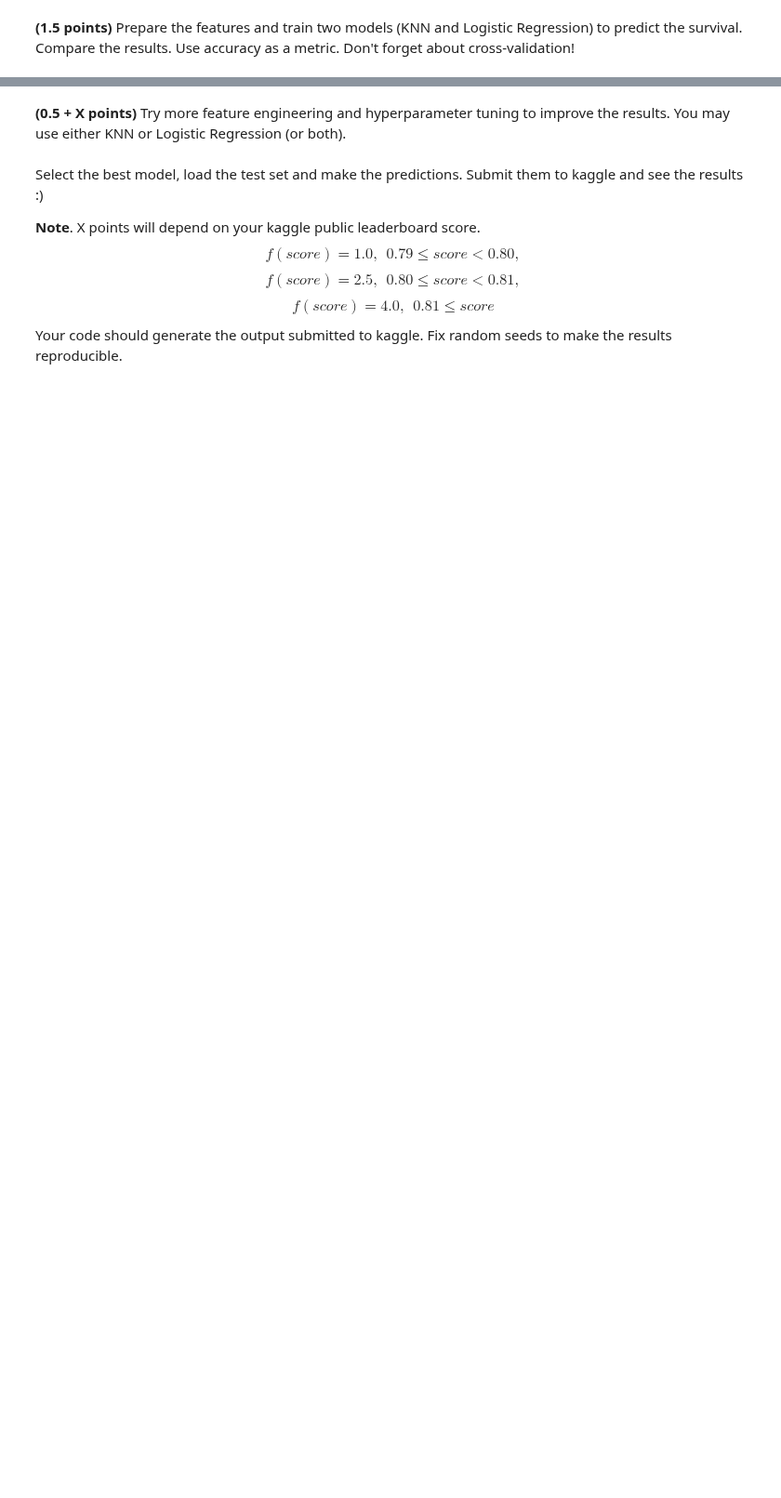
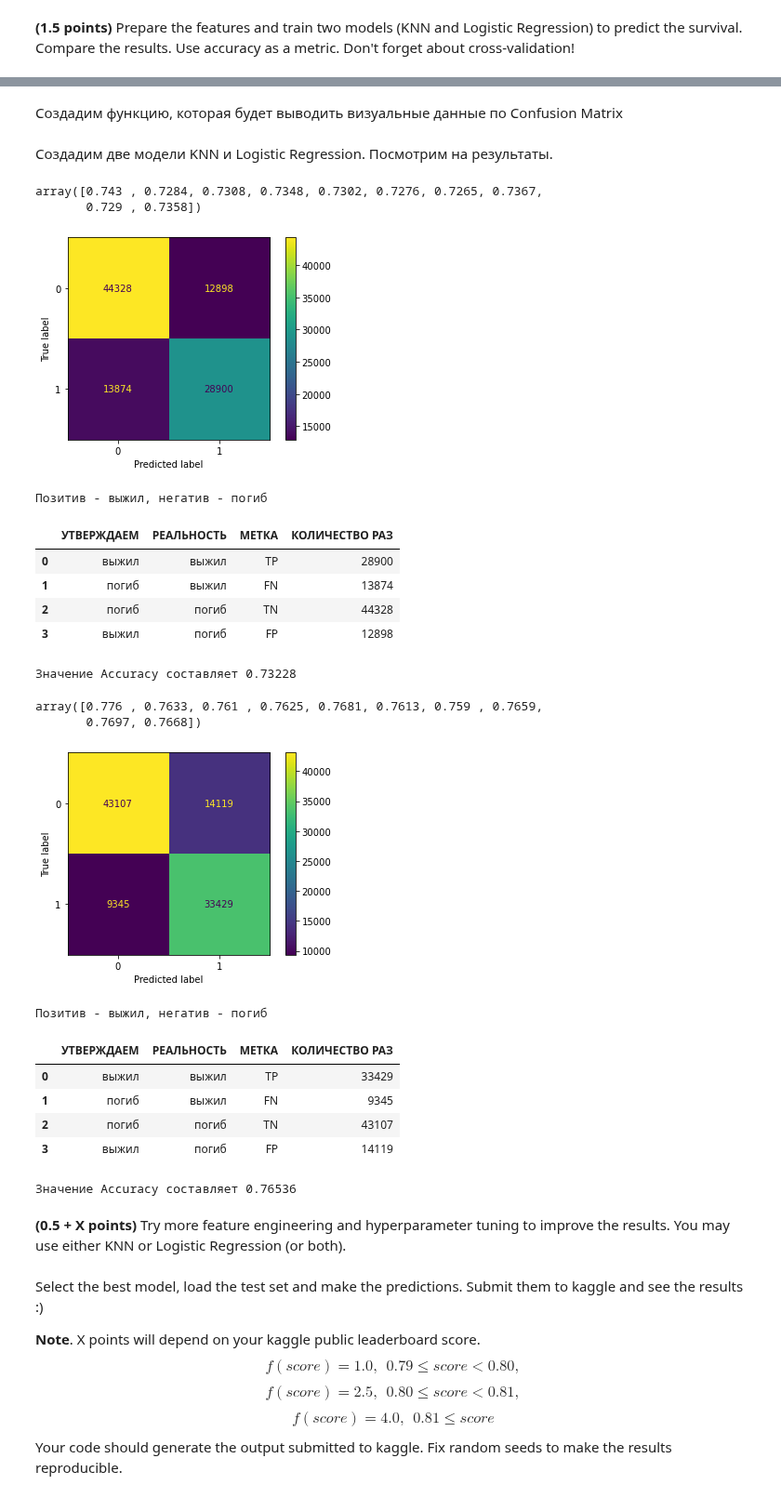
Before and after one commit to githubjeka/ml-intro, a Jupyter notebook: hw_classification.ipynb, the cells around one changed output, grey strips where cells are left out. Shown at 93% size. Cells and saved outputs as stored; diff of their text form; code cells hidden in the pictures; blank space fills up the shorter version.

```diff
--- a/hw_classification.ipynb
+++ b/hw_classification.ipynb
@@ -850,0 +844,2 @@ results
+# %%
+X, Y = prep_data(data)
@@ -851,3 +867,69 @@ results
+# %%
+def describe_conf_matrix_results(confusion_matrix_results):
+    tn, fp, fn, tp = confusion_matrix_results.ravel()
+    print('Позитив - выжил, негатив - погиб')
+    display(pd.DataFrame((
+        ('выжил', 'выжил', 'TP', tp),
+        ('погиб', 'выжил', 'FN', fn),
+        ('погиб', 'погиб', 'TN', tn),
+        ('выжил', 'погиб', 'FP', fp),
+    ), columns=['УТВЕРЖДАЕМ', 'РЕАЛЬНОСТЬ', 'МЕТКА', 'КОЛИЧЕСТВО РАЗ']))
+    print('Значение Accuracy составляет', (tp + tn) / (tp + tn + fp + fn))
+# %% [markdown]
+Создадим функцию, которая будет выводить визуальные данные по Confusion Matrix
+# %%
+def confusion_matrix_display(confusion_matrix_results):
+    disp = ConfusionMatrixDisplay(confusion_matrix=confusion_matrix_results)
+    disp.plot()
+    plt.show()
+# %% [markdown]
+Создадим две модели KNN и Logistic Regression. Посмотрим на результаты.
+# %%
+Input_norm = [
+    ('standardScaler', StandardScaler()),
+    ('knn', KNeighborsClassifier())]
+pipeKnn = Pipeline(Input_norm)
+
+Input_norm = [
+    ('standardScaler', StandardScaler()),
+    ('logreg', LogisticRegression())]
+pipeLogreg = Pipeline(Input_norm)
+
+kfold = KFold(n_splits=10, random_state=77, shuffle=True)
+
+pipes = [
+    pipeKnn,
+    pipeLogreg,
+]
+
+for pipe in pipes:
+    scores = cross_val_score(pipe, X, Y, cv=kfold)
+    display(scores)
+    y_pred = cross_val_predict(pipe, X, Y, cv=kfold)
+    conf_mat = confusion_matrix(Y, y_pred)
+    confusion_matrix_display(conf_mat)
+    describe_conf_matrix_results(conf_mat)
+# %% [output]
+array([0.743 , 0.7284, 0.7308, 0.7348, 0.7302, 0.7276, 0.7265, 0.7367,
+       0.729 , 0.7358])
+[figure, added]
+Позитив - выжил, негатив - погиб
+|  | УТВЕРЖДАЕМ | РЕАЛЬНОСТЬ | МЕТКА | КОЛИЧЕСТВО РАЗ |
+| 0 | выжил | выжил | TP | 28900 |
+| 1 | погиб | выжил | FN | 13874 |
+| 2 | погиб | погиб | TN | 44328 |
+| 3 | выжил | погиб | FP | 12898 |
+Значение Accuracy составляет 0.73228
+array([0.776 , 0.7633, 0.761 , 0.7625, 0.7681, 0.7613, 0.759 , 0.7659,
+       0.7697, 0.7668])
+[figure, added]
+Позитив - выжил, негатив - погиб
+|  | УТВЕРЖДАЕМ | РЕАЛЬНОСТЬ | МЕТКА | КОЛИЧЕСТВО РАЗ |
+| 0 | выжил | выжил | TP | 33429 |
+| 1 | погиб | выжил | FN | 9345 |
+| 2 | погиб | погиб | TN | 43107 |
+| 3 | выжил | погиб | FP | 14119 |
+Значение Accuracy составляет 0.76536
 # %% [markdown]
 **(0.5 + X points)** Try more feature engineering and hyperparameter tuning to improve the results. You may use either KNN or Logistic Regression (or both).
 # %%
```
Also changed, not shown: parts of 9 cells of this notebook.
